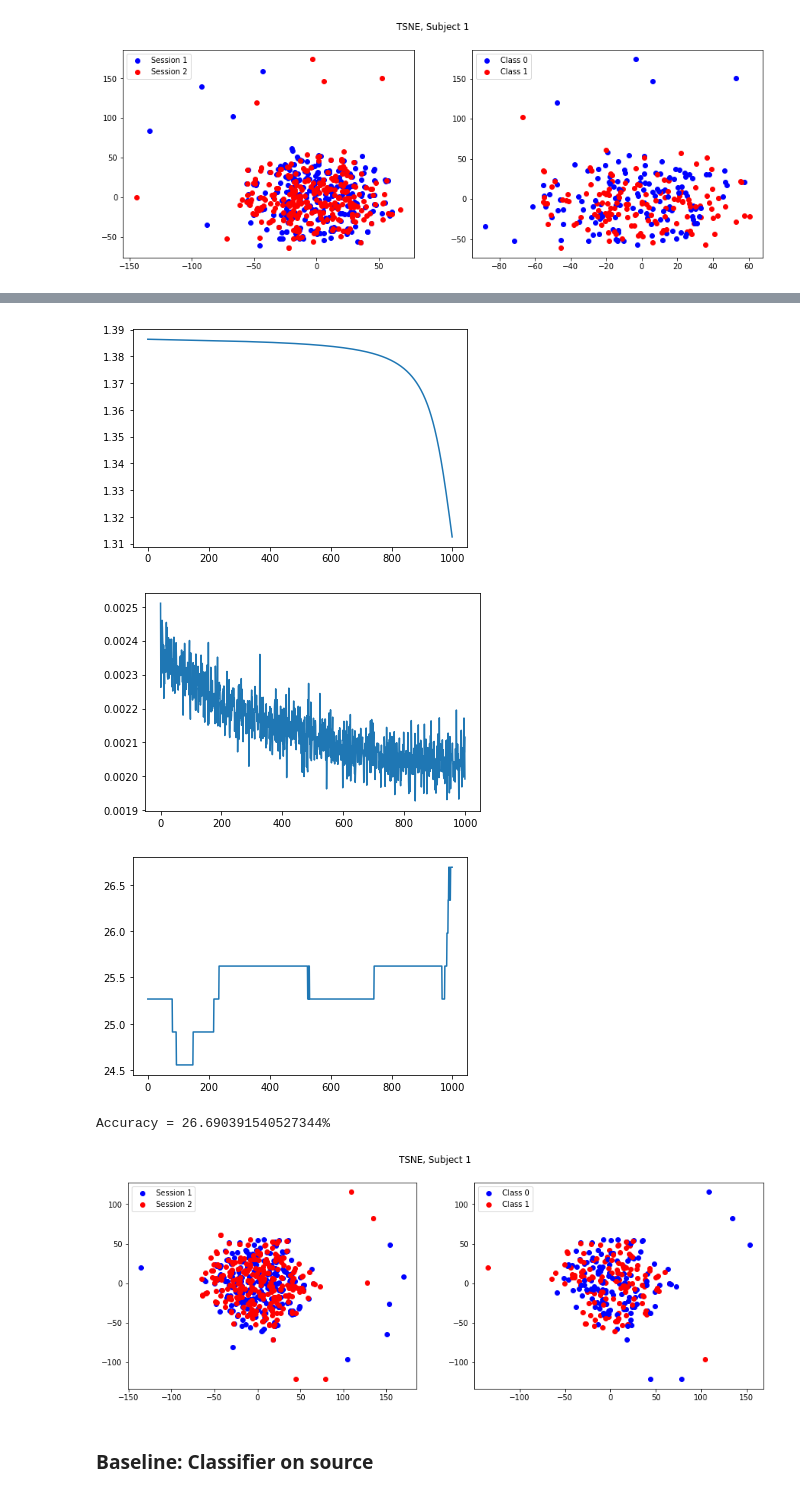
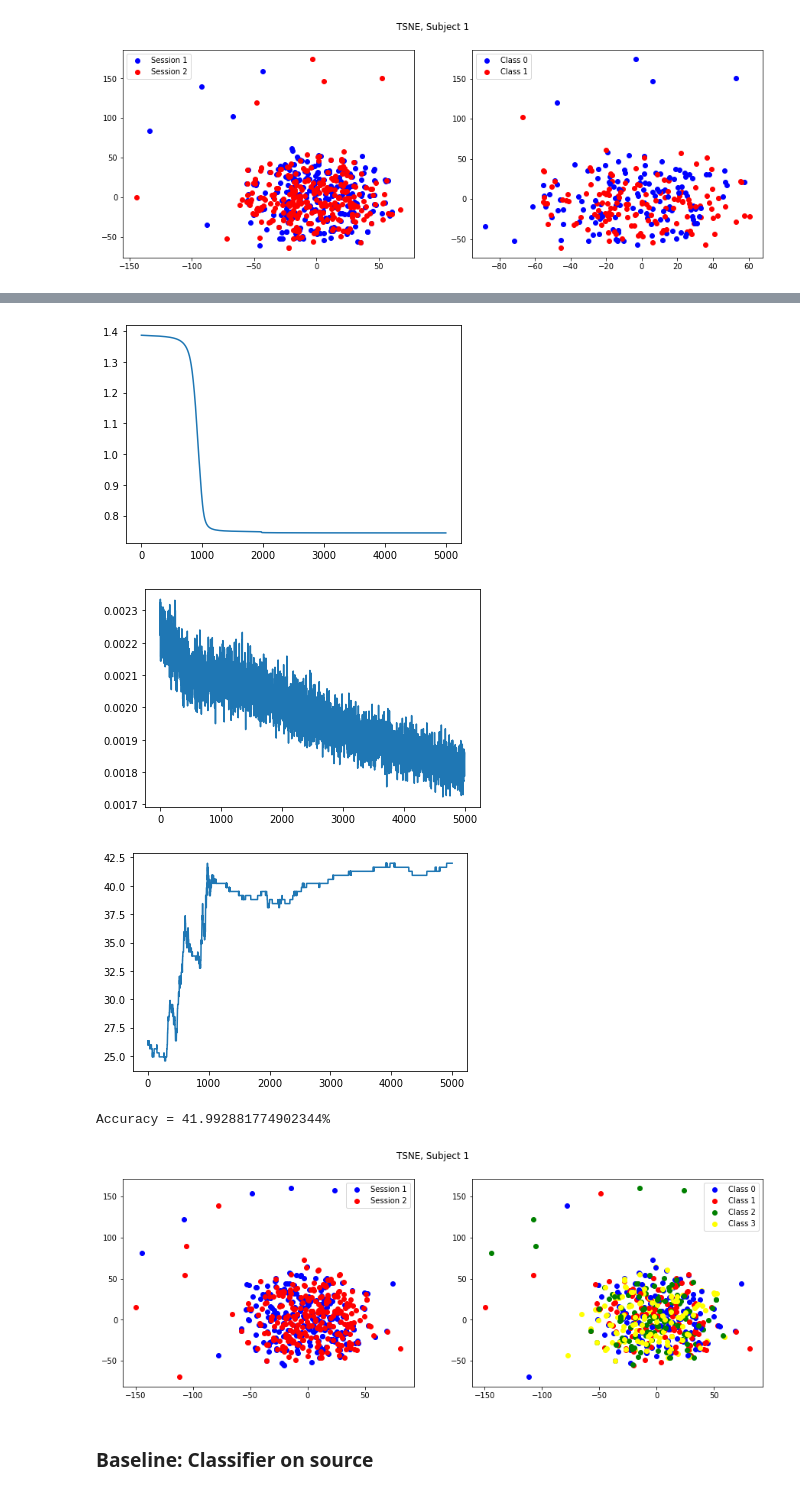
Before and after one commit to clbonet/SPDSW, a Jupyter notebook: Test_BCI.ipynb, the cells around one changed output, grey strips where cells are left out. Saved outputs shown, nothing was run; the diff lists cells and outputs as text; code cells hidden in the pictures.

```diff
--- a/Test_BCI.ipynb
+++ b/Test_BCI.ipynb
@@ -21,3 +21,5 @@ sys.path.append("./lib")
 from swspd import sliced_wasserstein_spd
 # %%
 device = "cuda" if torch.cuda.is_available() else "cpu"
+device = "cpu"
+device
@@ -391,7 +395,7 @@ plt.show()
 # %%
 ## TO DO : RELANCER AVEC 10000 EPOQUES
 # %%
-epochs = 1000
+epochs = 5000
 num_projs = 500
 d = 22
 n_classes = 4
@@ -451,23 +455,23 @@ plt.show()
 plt.plot(L_classif)
 plt.show()
 # %% [output]
-[figure, old version]
+[figure, new version]
 # %%
 plt.plot(L_sw)
 plt.show()
 # %% [output]
-[figure, old version]
+[figure, new version]
 # %%
 plt.plot(L_acc)
 plt.show()
 # %% [output]
-[figure, old version]
+[figure, new version]
 # %%
 y_test = classifier(zt.type(torch.float32))
 acc = torch.sum(torch.argmax(y_test, dim=-1) == yt) * 100/len(yt)
 print("Accuracy = " + str(acc.item()) + "%")
 # %% [output]
-Accuracy = 26.690391540527344%
+Accuracy = 41.992881774902344%
 # %%
 log_Xs = linalg.sym_logm(zs.detach().cpu()).reshape(-1, d*d)
 log_Xt = linalg.sym_logm(zt.detach().cpu()).reshape(-1, d*d)
@@ -477,21 +481,26 @@ X_embedded = TSNE(n_components=2, init='random', perplexity=3).fit_transform(dat
 # %%
 fig, ax = plt.subplots(1, 2, figsize=(15,5))
 
 ax[0].scatter(X_embedded[:len(log_Xs),0], X_embedded[:len(log_Xs),1], c="blue", label="Session 1")
 ax[0].scatter(X_embedded[len(log_Xs):,0], X_embedded[len(log_Xs):,1], c="red", label="Session 2")
 
 ax[1].scatter(X_embedded[:len(log_Xs),0][ys==0], X_embedded[:len(log_Xs),1][ys==0], c="blue", label="Class 0")
 ax[1].scatter(X_embedded[:len(log_Xs),0][ys==1], X_embedded[:len(log_Xs),1][ys==1], c="red", label="Class 1")
+ax[1].scatter(X_embedded[:len(log_Xs),0][ys==2], X_embedded[:len(log_Xs),1][ys==2], c="green", label="Class 2")
+ax[1].scatter(X_embedded[:len(log_Xs),0][ys==3], X_embedded[:len(log_Xs),1][ys==3], c="yellow", label="Class 3")
+
 ax[1].scatter(X_embedded[len(log_Xs):,0][yt==0], X_embedded[len(log_Xs):,1][yt==0], c="blue")
 ax[1].scatter(X_embedded[len(log_Xs):,0][yt==1], X_embedded[len(log_Xs):,1][yt==1], c="red")
+ax[1].scatter(X_embedded[len(log_Xs):,0][yt==2], X_embedded[len(log_Xs):,1][yt==2], c="green")
+ax[1].scatter(X_embedded[len(log_Xs):,0][yt==3], X_embedded[len(log_Xs):,1][yt==3], c="yellow")
 
 ax[0].legend()
 ax[1].legend()
 
 plt.suptitle("TSNE, Subject 1")
 plt.show()
 # %% [output]
-[figure, old version]
+[figure, new version]
 # %% [markdown]
 ### Baseline: Classifier on source
 # %%
```
Also changed, not shown: parts of 12 cells of this notebook, 1 other file.
